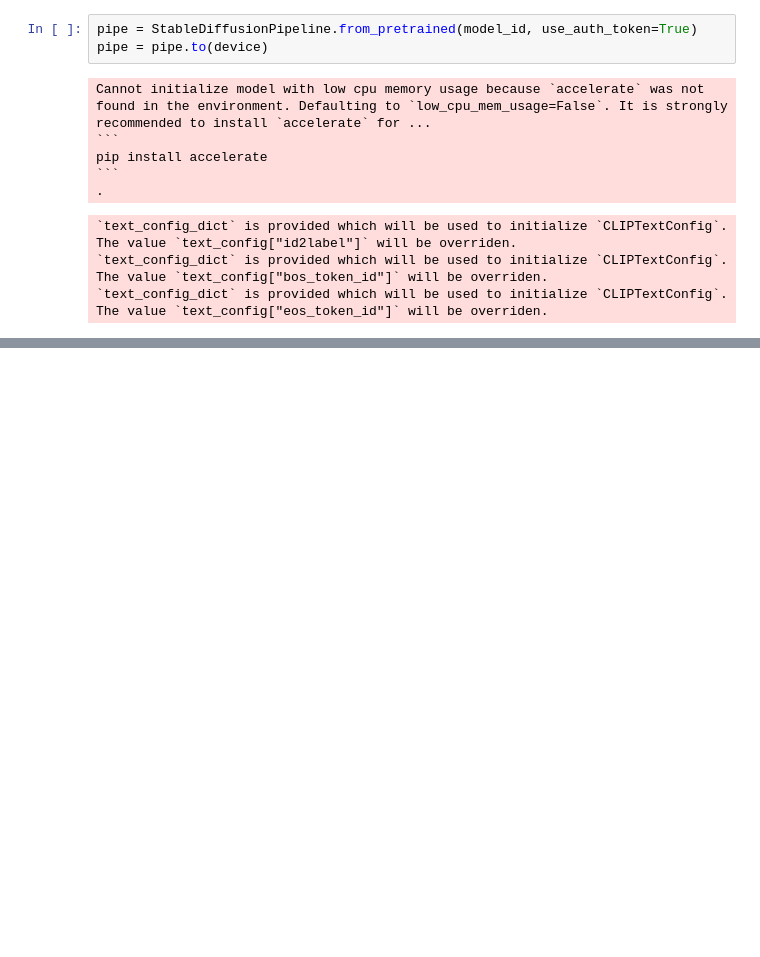
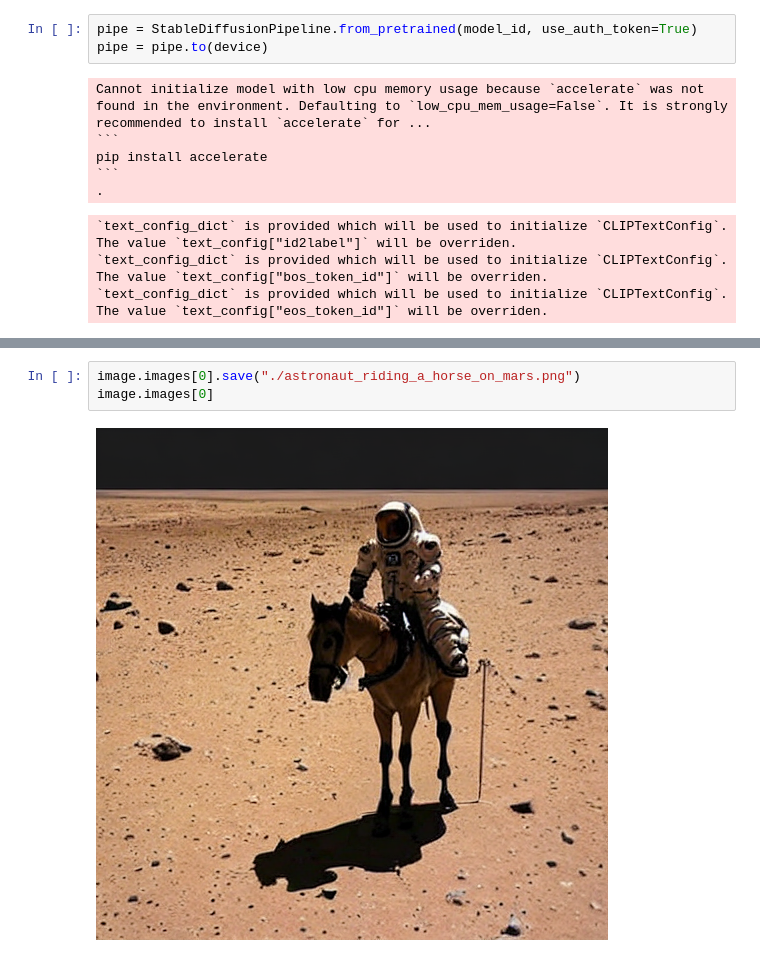
Before and after one commit to Srushanth/Art-with-Stable-Diffusion, a Jupyter notebook: notebooks/1.explore.ipynb, the cells around one changed output, grey strips where cells are left out. Saved outputs shown, nothing was run; the diff lists cells and outputs as text; blank space fills up the shorter version.

```diff
--- a/notebooks/1.explore.ipynb
+++ b/notebooks/1.explore.ipynb
@@ -26,0 +57,5 @@ image
+# %%
+image.images[0].save("./astronaut_riding_a_horse_on_mars.png")
+image.images[0]
+# %% [output]
+[figure, added]
```
Also changed, not shown: parts of 7 cells of this notebook.
